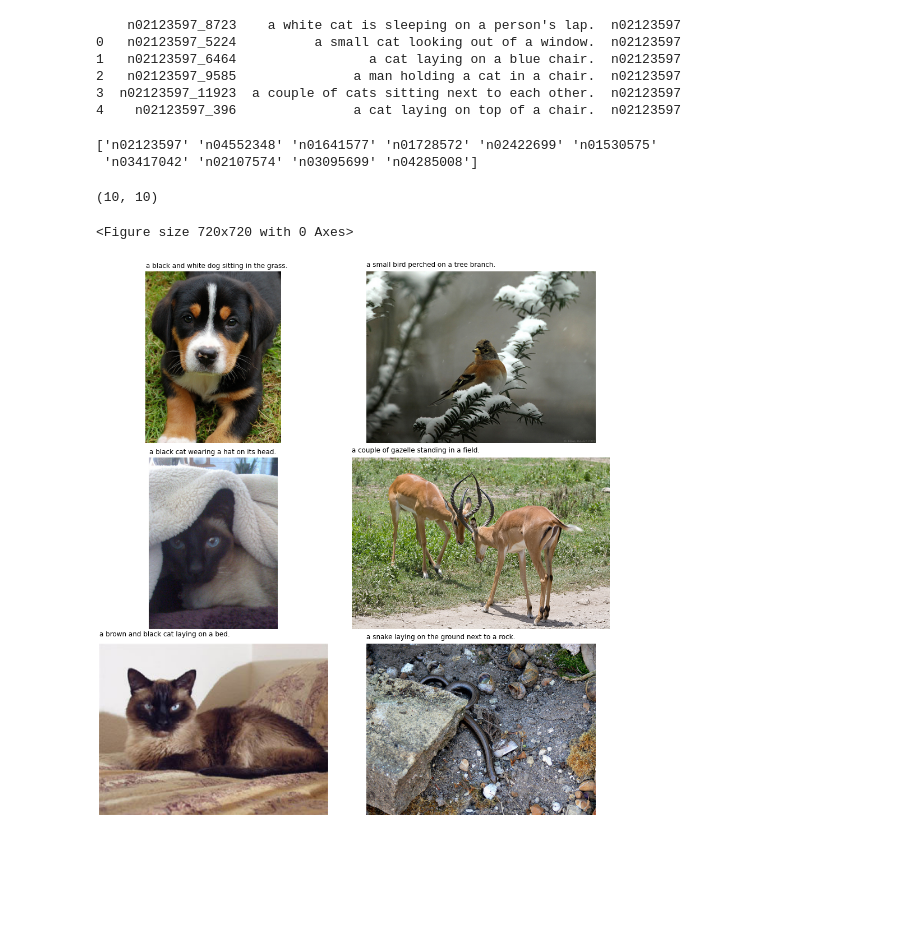
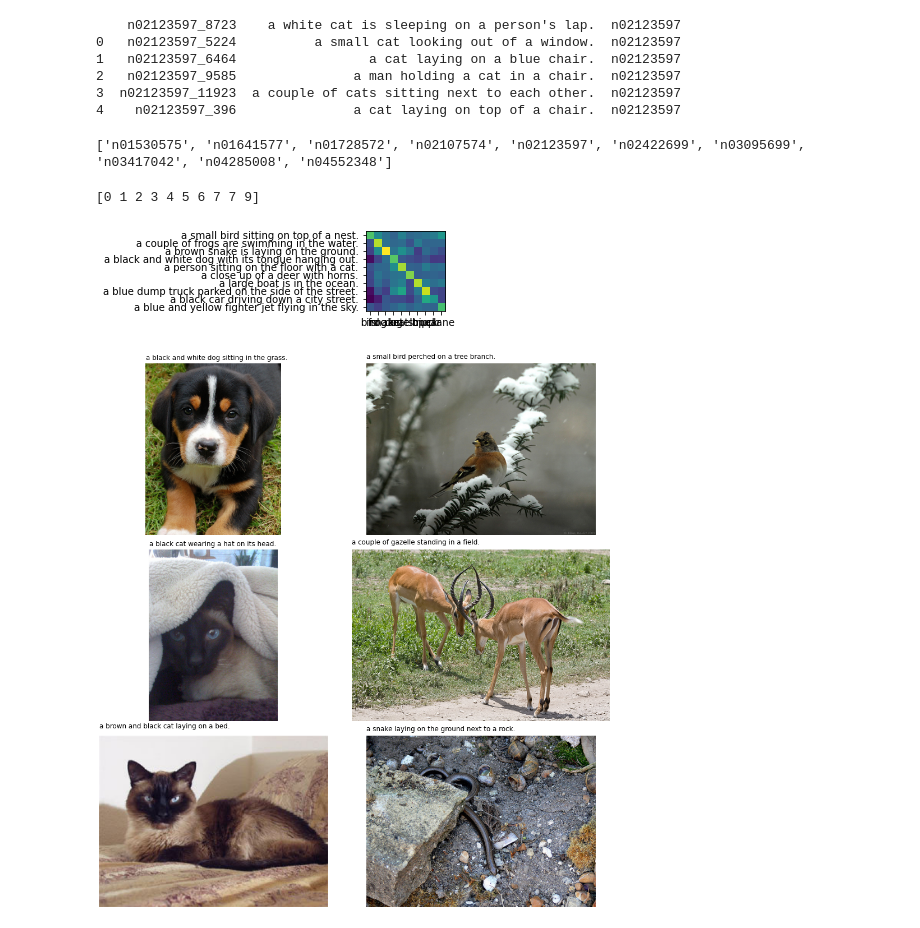
Before and after one commit to deeplearning-wisc/MCM, a Jupyter notebook: debug_captions.ipynb, the cells around one changed output. Cells and saved outputs as stored; diff of their text form; code cells hidden in the pictures; blank space fills up the shorter version.

```diff
--- a/debug_captions.ipynb
+++ b/debug_captions.ipynb
@@ -19,33 +19,48 @@ print(df.head())
 3  n02123597_11923  a couple of cats sitting next to each other.  n02123597
 4    n02123597_396               a cat laying on top of a chair.  n02123597
 # %%
-labels = df.iloc[:,2].unique()
+labels = sorted(df.iloc[:,2].unique())
 print(labels)
 # %% [output]
-['n02123597' 'n04552348' 'n01641577' 'n01728572' 'n02422699' 'n01530575'
- 'n03417042' 'n02107574' 'n03095699' 'n04285008']
+['n01530575', 'n01641577', 'n01728572', 'n02107574', 'n02123597', 'n02422699', 'n03095699', 'n03417042', 'n04285008', 'n04552348']
+# %%
+def obtain_ImageNet10_classes(loc = None):
+    class_dict = {'plane': 'n04552348', 'car': 'n04285008', 'bird': 'n01530575', 'cat':'n02123597',
+        'antelope' : 'n02422699', 'dog':'n02107574', 'frog':'n01641577',  'snake':'n01728572',
+        'ship':'n03095699', 'truck':'n03417042'}
+    # sort by values
+    class_dict =  {k: v for k, v in sorted(class_dict.items(), key=lambda item: item[1])}
+    return class_dict.keys()
+cls_names = obtain_ImageNet10_classes()
 # %%
 act = np.concatenate(torch.load('img_templates/MIPCI_activations_ImageNet10.pt'))
 indx = []
 d = []
+caps = []
 j = 0
 while len(d) < 10:
     i = np.random.randint(0, len(df))
     label = df.iloc[i][2]
-    if (label not in d):
+    if (label == labels[j]):
         d.append(label)
+        caps.append(df.iloc[i][1])
         indx.append(i)
+        j += 1
 
 m = act[indx]
-print(m.shape)
+print(np.argmax(m, axis=1))
 
-fig = plt.figure(figsize=[10, 10])
+fig, ax = plt.subplots()
+fig.set_size_inches(5,5)
 im = ax.imshow(m)
+ax.set_xticks(np.arange(10), labels=cls_names)
+ax.set_yticks(np.arange(10), labels=caps)
+plt.setp(ax.get_xticklabels(), rotation=45, ha="right", rotation_mode="anchor")
 fig.tight_layout()
 plt.show()
 # %% [output]
-(10, 10)
+[0 1 2 3 4 5 6 7 7 9]
-<Figure size 720x720 with 0 Axes>
+[figure, added]
 # %%
 fig = plt.figure(dpi = 50, figsize=[20,20])
 
```
Also changed, not shown: 3 other files.
